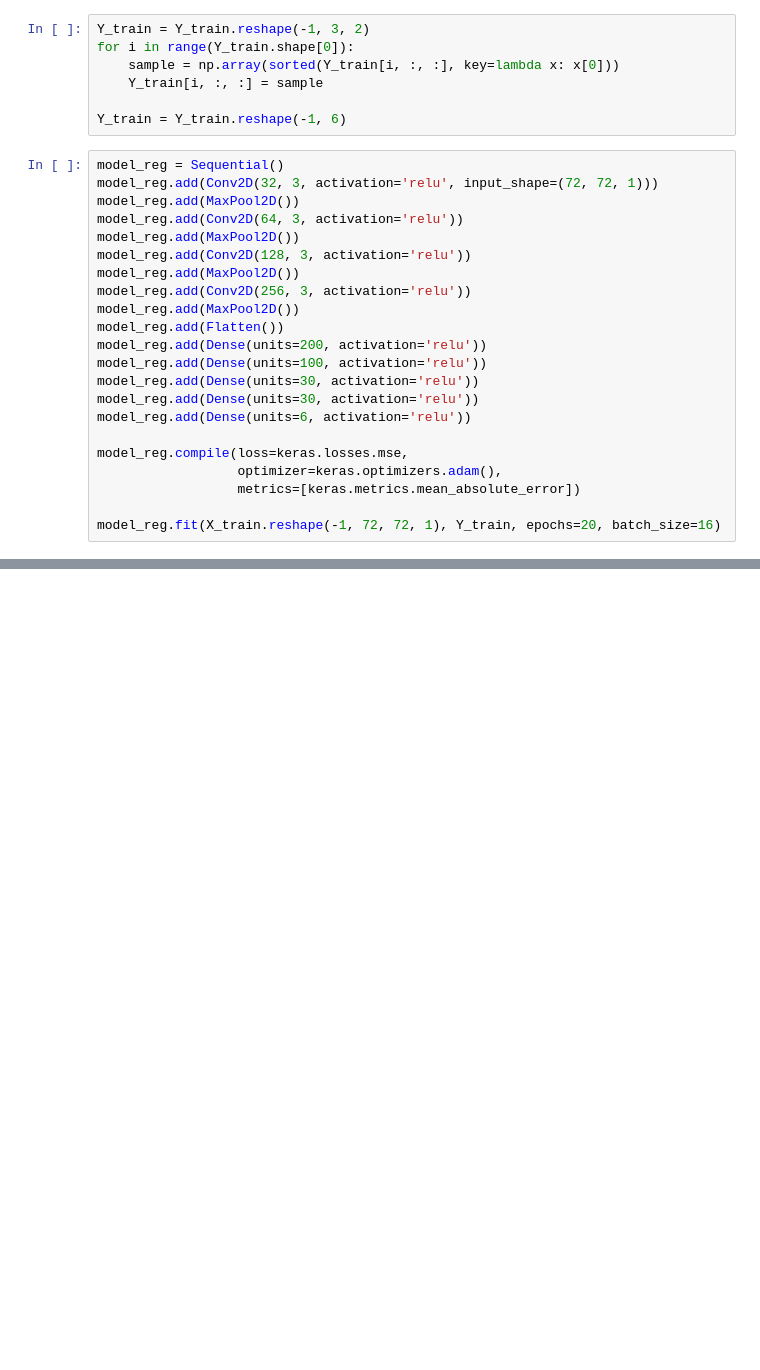
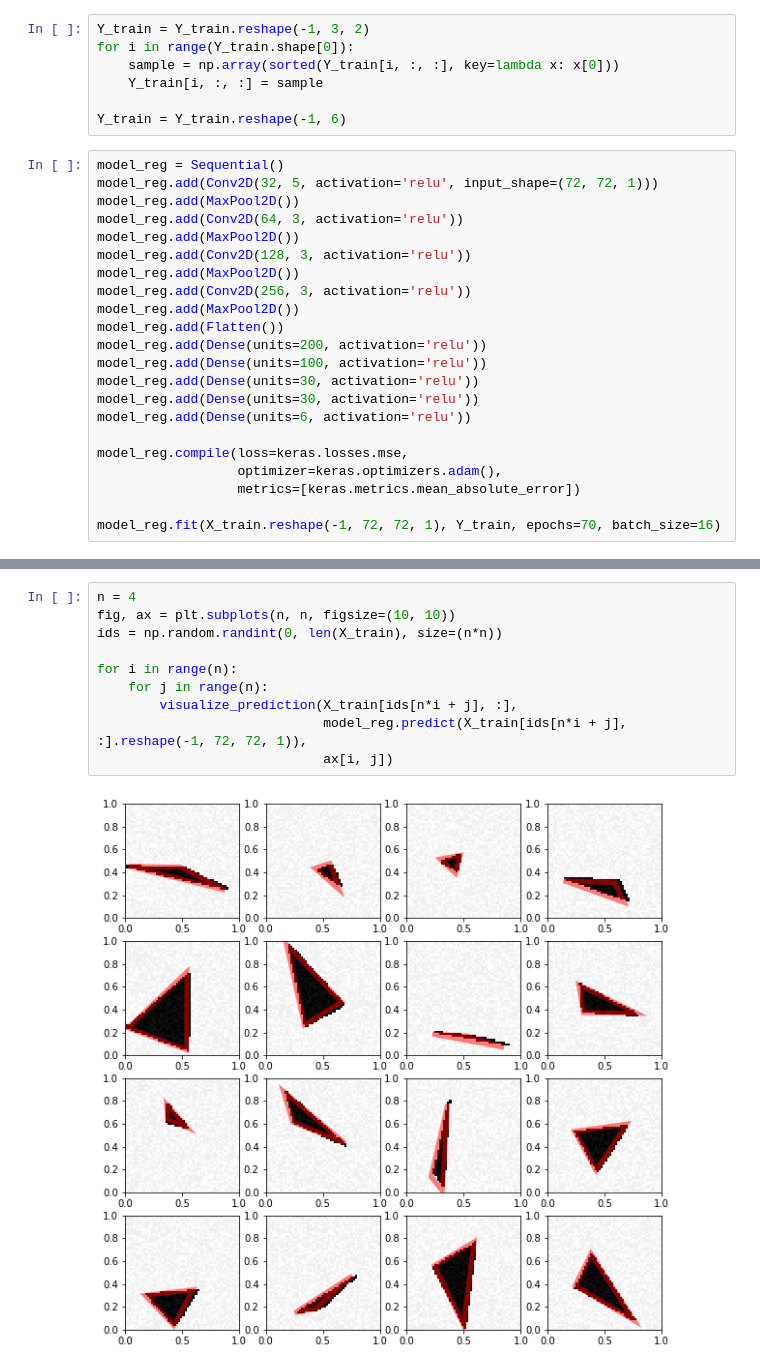
Before and after one commit to hugcis/deep-learning-course, a Jupyter notebook: MP1/mp1.ipynb, the cells around one changed output, grey strips where cells are left out. Cells and saved outputs as stored; diff of their text form; blank space fills up the shorter version.

```diff
--- a/MP1/mp1.ipynb
+++ b/MP1/mp1.ipynb
@@ -244,7 +246,7 @@ for i in range(Y_train.shape[0]):
 Y_train = Y_train.reshape(-1, 6)
 # %%
 model_reg = Sequential()
-model_reg.add(Conv2D(32, 3, activation='relu', input_shape=(72, 72, 1)))
+model_reg.add(Conv2D(32, 5, activation='relu', input_shape=(72, 72, 1)))
 model_reg.add(MaxPool2D())
 model_reg.add(Conv2D(64, 3, activation='relu'))
 model_reg.add(MaxPool2D())
@@ -263,5 +265,5 @@ model_reg.compile(loss=keras.losses.mse,
                   optimizer=keras.optimizers.adam(),
                   metrics=[keras.metrics.mean_absolute_error])
 
-model_reg.fit(X_train.reshape(-1, 72, 72, 1), Y_train, epochs=20, batch_size=16)
+model_reg.fit(X_train.reshape(-1, 72, 72, 1), Y_train, epochs=70, batch_size=16)
 # %% [output]
@@ -285 +287,13 @@ Epoch 20/20
 <keras.callbacks.History at 0x...>
+# %%
+n = 4
+fig, ax = plt.subplots(n, n, figsize=(10, 10))
+ids = np.random.randint(0, len(X_train), size=(n*n))
+
+for i in range(n):
+    for j in range(n):
+        visualize_prediction(X_train[ids[n*i + j], :],
+                             model_reg.predict(X_train[ids[n*i + j], :].reshape(-1, 72, 72, 1)),
+                             ax[i, j])
+# %% [output]
+[figure, added]
```
Also changed, not shown: parts of 39 cells of this notebook, 1 other file.
